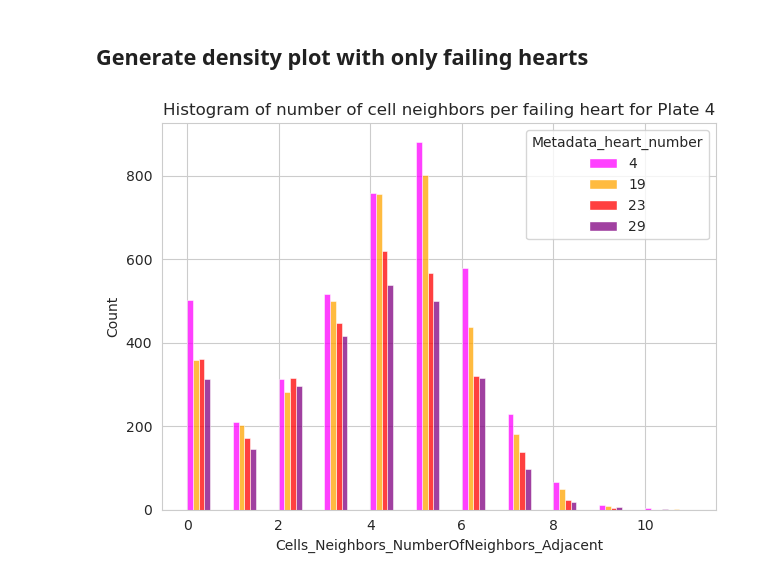
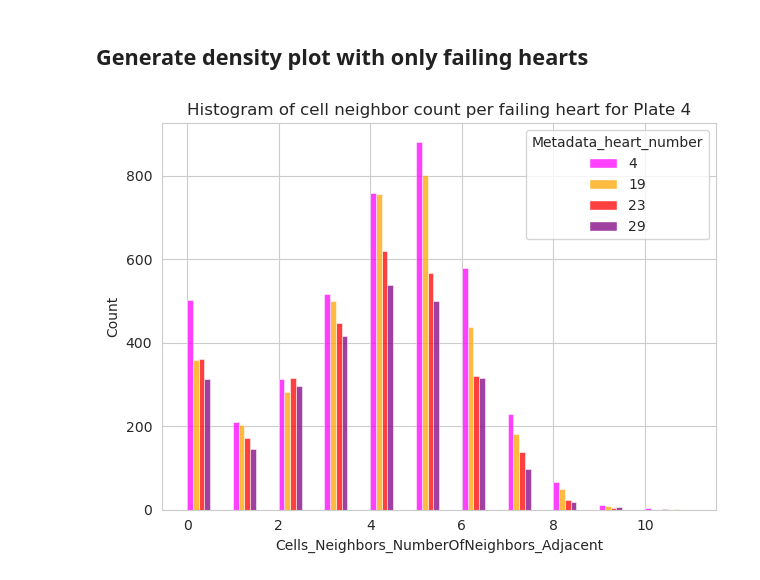
Before and after one commit to WayScience/cellpainting_predicts_cardiac_fibrosis, a Jupyter notebook: 4.analyze_data/notebooks/histogram_plot/histogram_plot.ipynb, the cells around one changed output. Cells and saved outputs as stored; diff of their text form; code cells hidden in the pictures.

```diff
--- a/4.analyze_data/notebooks/histogram_plot/histogram_plot.ipynb
+++ b/4.analyze_data/notebooks/histogram_plot/histogram_plot.ipynb
@@ -91,24 +91,24 @@ plt.show()
 # %%
 # Filter out only failing hearts to generate plot
 filtered_df = annotated_df[annotated_df['Metadata_cell_type'] == 'Failing']
 
 sns.set_style("whitegrid")
 sns.histplot(
     data=filtered_df,
     x="Cells_Neighbors_NumberOfNeighbors_Adjacent",
     hue='Metadata_heart_number',
     palette=["#FF00FF", "#FFA500", "#FF0000", "#800080"],
     multiple="dodge",
     binwidth=0.5
 )
-plt.title(f"Histogram of number of cell neighbors per failing heart for Plate 4")
+plt.title(f"Histogram of cell neighbor count per failing heart for Plate 4")
 plt.xlabel("Cells_Neighbors_NumberOfNeighbors_Adjacent")
 plt.ylabel("Count")
 
 plt.tight_layout()
 plt.savefig(
     pathlib.Path(f"{output_dir_fig}/plate_4_heart_failing_neighbors.png"), dpi=500
 )
 plt.show()
 # %% [output]
-[figure, old version]
+[figure, new version]
```
Also changed, not shown: parts of 2 cells of this notebook, 4 other files.
